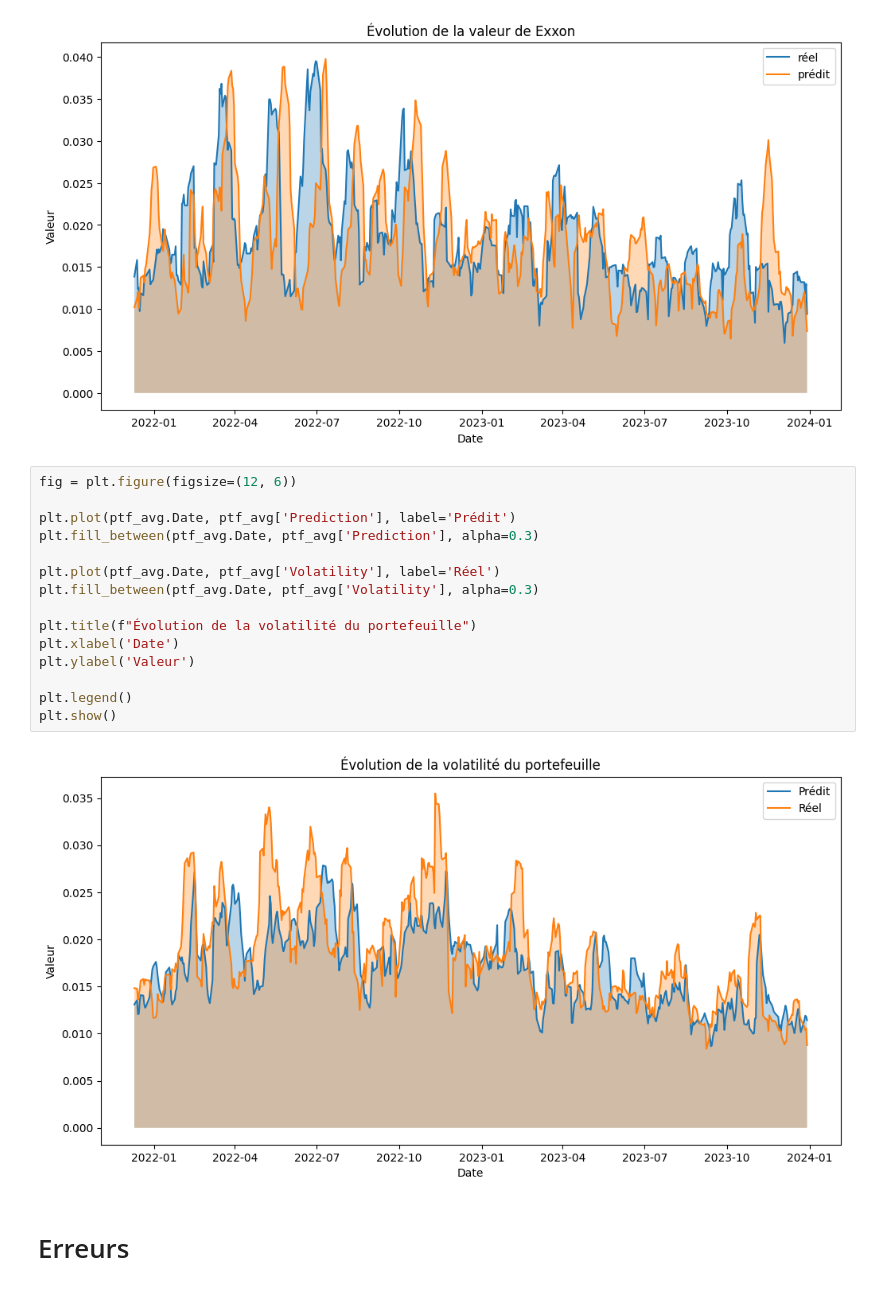
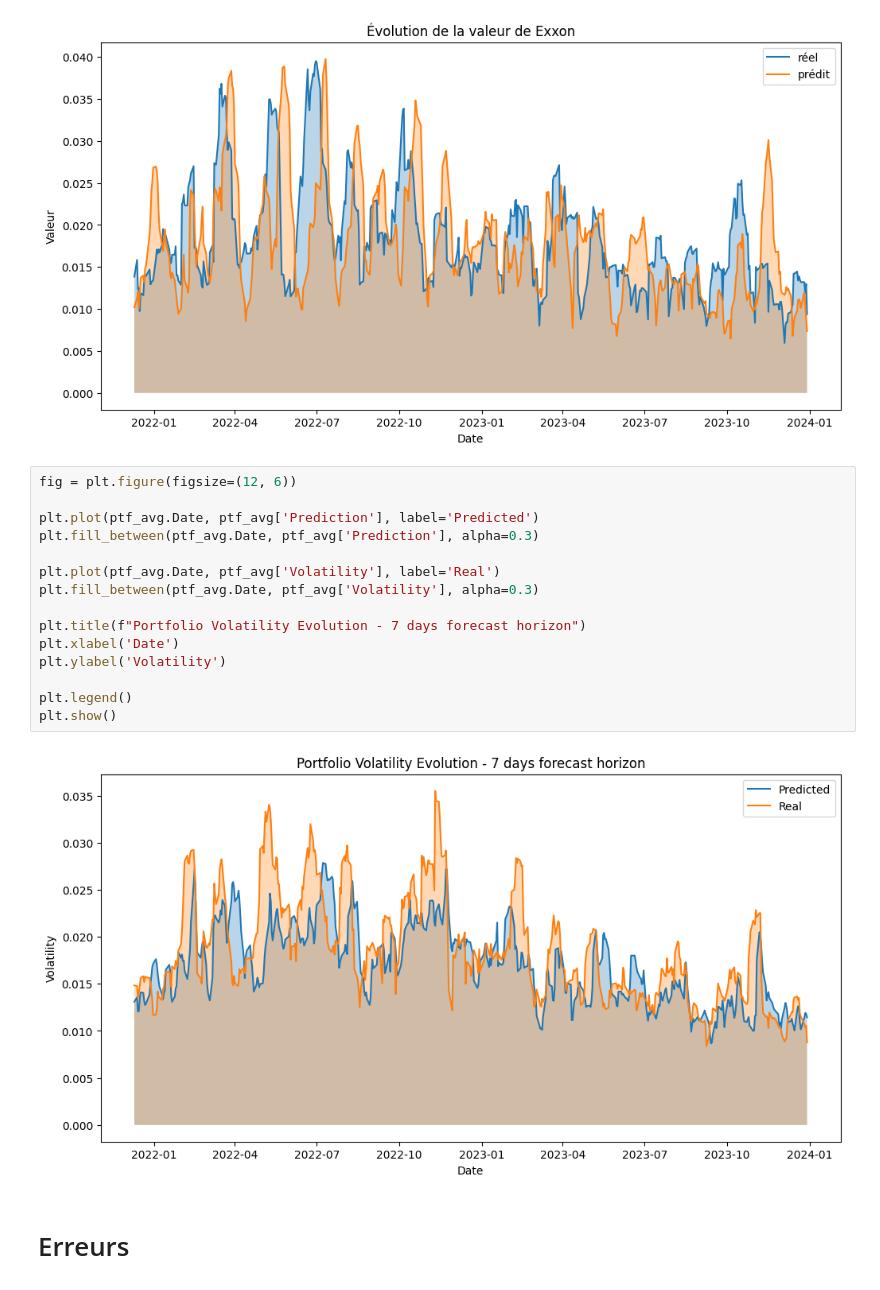
Before and after one commit to samuel-LP/Comparative-Sensitivity-Analysis-in-financial-forceasting, a Jupyter notebook: notebooks/LSTM_volatility_7.ipynb, the cells around one changed output. Saved outputs shown, nothing was run; the diff lists cells and outputs as text.

```diff
--- a/notebooks/LSTM_volatility_7.ipynb
+++ b/notebooks/LSTM_volatility_7.ipynb
@@ -55,20 +55,20 @@ for key, value in predictions.items() :
 # %%
 fig = plt.figure(figsize=(12, 6))
 
-plt.plot(ptf_avg.Date, ptf_avg['Prediction'], label='Prédit')
+plt.plot(ptf_avg.Date, ptf_avg['Prediction'], label='Predicted')
 plt.fill_between(ptf_avg.Date, ptf_avg['Prediction'], alpha=0.3)
 
-plt.plot(ptf_avg.Date, ptf_avg['Volatility'], label='Réel')
+plt.plot(ptf_avg.Date, ptf_avg['Volatility'], label='Real')
 plt.fill_between(ptf_avg.Date, ptf_avg['Volatility'], alpha=0.3)
 
-plt.title(f"Évolution de la volatilité du portefeuille")
+plt.title(f"Portfolio Volatility Evolution - 7 days forecast horizon")
 plt.xlabel('Date')
-plt.ylabel('Valeur')
+plt.ylabel('Volatility')
 
 plt.legend()
 plt.show()
 # %% [output]
-[figure, old version]
+[figure, new version]
 # %% [markdown]
 # Erreurs
 # %%
```
Also changed, not shown: 8 other files.
